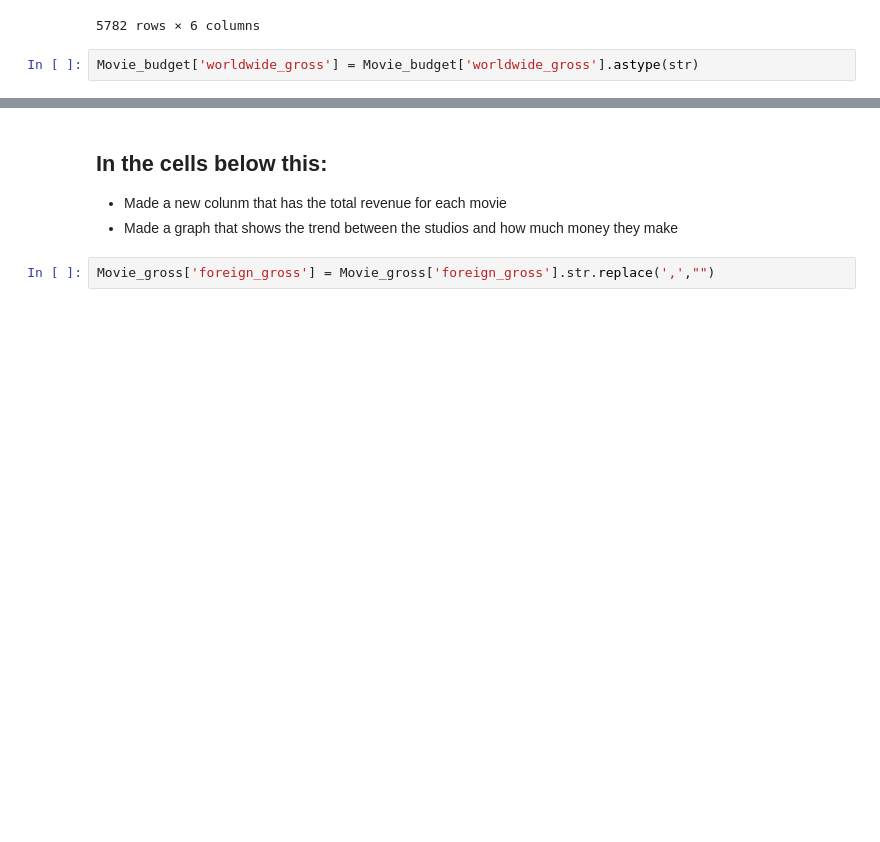
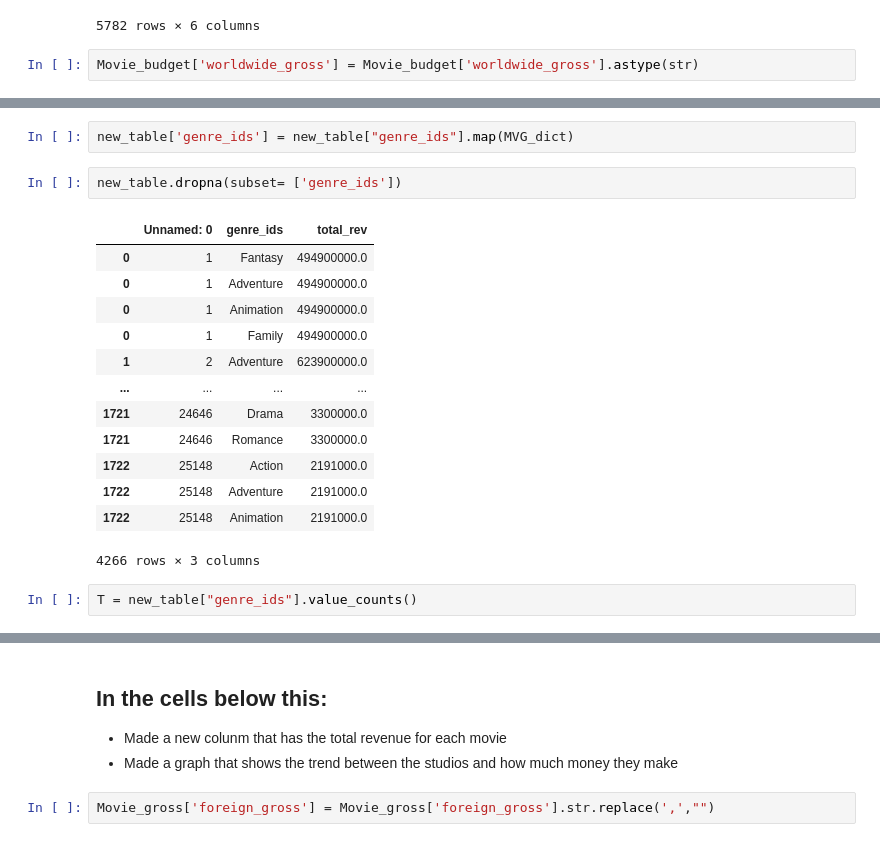
Before and after one commit to KingKoderRew/Movie-Data, a Jupyter notebook: Notebooks/Rew.ipynb, the cells around one changed output, grey strips where cells are left out. Saved outputs shown, nothing was run; the diff lists cells and outputs as text; blank space fills up the shorter version.

```diff
--- a/Notebooks/Rew.ipynb
+++ b/Notebooks/Rew.ipynb
@@ -83,0 +209,20 @@ Movie_gross
+# %%
+new_table['genre_ids'] = new_table["genre_ids"].map(MVG_dict)
+# %%
+new_table.dropna(subset= ['genre_ids'])
+# %% [output]
+|  | Unnamed: 0 | genre_ids | total_rev |
+| 0 | 1 | Fantasy | 494900000.0 |
+| 0 | 1 | Adventure | 494900000.0 |
+| 0 | 1 | Animation | 494900000.0 |
+| 0 | 1 | Family | 494900000.0 |
+| 1 | 2 | Adventure | 623900000.0 |
+| ... | ... | ... | ... |
+| 1721 | 24646 | Drama | 3300000.0 |
+| 1721 | 24646 | Romance | 3300000.0 |
+| 1722 | 25148 | Action | 2191000.0 |
+| 1722 | 25148 | Adventure | 2191000.0 |
+| 1722 | 25148 | Animation | 2191000.0 |
+4266 rows × 3 columns
+# %%
+T = new_table["genre_ids"].value_counts()
```
Also changed, not shown: parts of 18 cells of this notebook.
